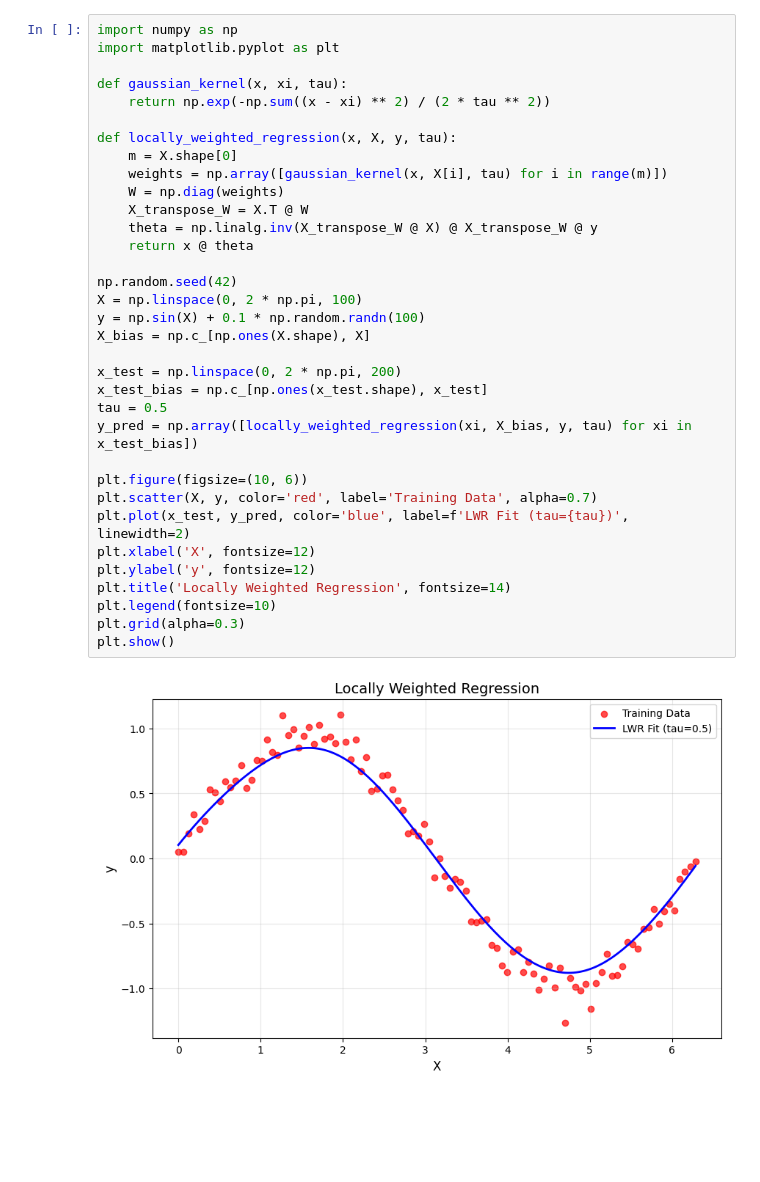
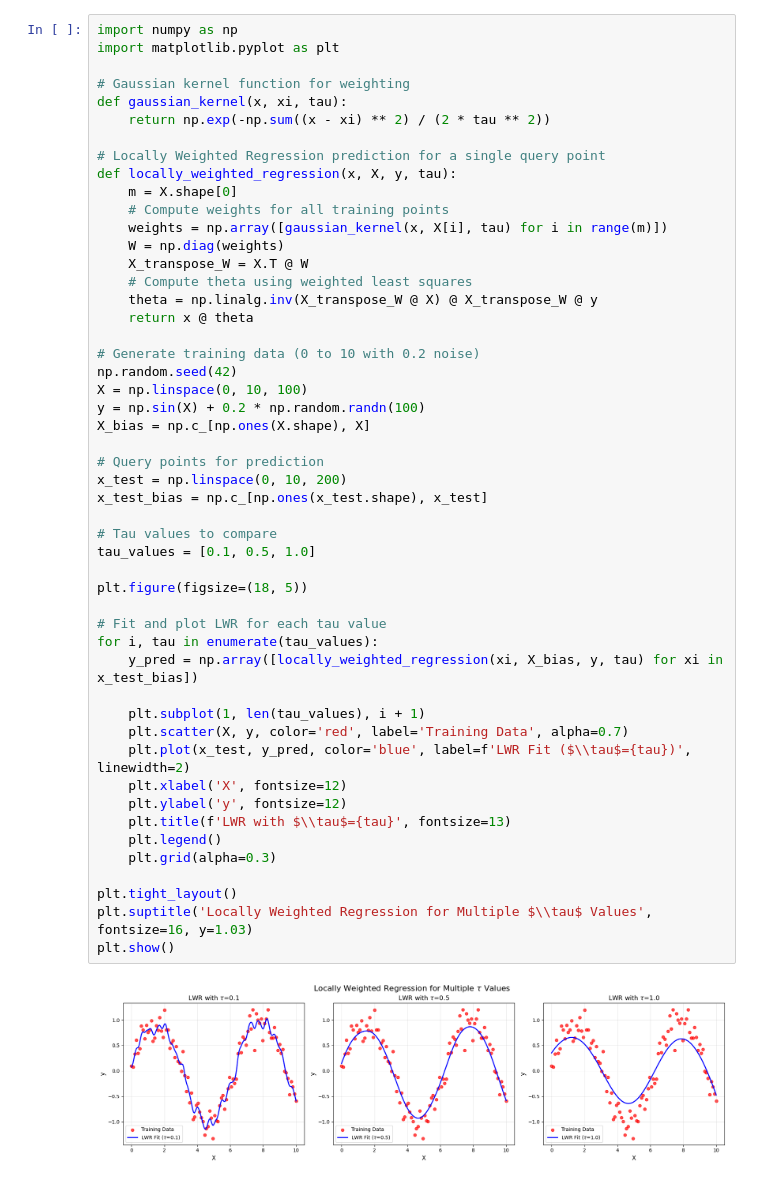
Before and after one commit to yash-sis/ML-lab, a Jupyter notebook: 6 Locally Weighted Regression Algorithm.ipynb, the cells around one changed output. Saved outputs shown, nothing was run; the diff lists cells and outputs as text; blank space fills up the shorter version.

```diff
--- a/6 Locally Weighted Regression Algorithm.ipynb
+++ b/6 Locally Weighted Regression Algorithm.ipynb
@@ -1,36 +1,52 @@
 # %%
 import numpy as np
 import matplotlib.pyplot as plt
 
+# Gaussian kernel function for weighting
 def gaussian_kernel(x, xi, tau):
     return np.exp(-np.sum((x - xi) ** 2) / (2 * tau ** 2))
 
+# Locally Weighted Regression prediction for a single query point
 def locally_weighted_regression(x, X, y, tau):
     m = X.shape[0]
+    # Compute weights for all training points
     weights = np.array([gaussian_kernel(x, X[i], tau) for i in range(m)])
     W = np.diag(weights)
     X_transpose_W = X.T @ W
+    # Compute theta using weighted least squares
     theta = np.linalg.inv(X_transpose_W @ X) @ X_transpose_W @ y
     return x @ theta
 
+# Generate training data (0 to 10 with 0.2 noise)
 np.random.seed(42)
-X = np.linspace(0, 2 * np.pi, 100)
-y = np.sin(X) + 0.1 * np.random.randn(100)
+X = np.linspace(0, 10, 100)
+y = np.sin(X) + 0.2 * np.random.randn(100)
 X_bias = np.c_[np.ones(X.shape), X]
 
-x_test = np.linspace(0, 2 * np.pi, 200)
+# Query points for prediction
+x_test = np.linspace(0, 10, 200)
 x_test_bias = np.c_[np.ones(x_test.shape), x_test]
-tau = 0.5
-y_pred = np.array([locally_weighted_regression(xi, X_bias, y, tau) for xi in x_test_bias])
 
-plt.figure(figsize=(10, 6))
-plt.scatter(X, y, color='red', label='Training Data', alpha=0.7)
-plt.plot(x_test, y_pred, color='blue', label=f'LWR Fit (tau={tau})', linewidth=2)
-plt.xlabel('X', fontsize=12)
-plt.ylabel('y', fontsize=12)
-plt.title('Locally Weighted Regression', fontsize=14)
-plt.legend(fontsize=10)
-plt.grid(alpha=0.3)
+# Tau values to compare
+tau_values = [0.1, 0.5, 1.0]
+
+plt.figure(figsize=(18, 5))
+
+# Fit and plot LWR for each tau value
+for i, tau in enumerate(tau_values):
+    y_pred = np.array([locally_weighted_regression(xi, X_bias, y, tau) for xi in x_test_bias])
+
+    plt.subplot(1, len(tau_values), i + 1)
+    plt.scatter(X, y, color='red', label='Training Data', alpha=0.7)
+    plt.plot(x_test, y_pred, color='blue', label=f'LWR Fit ($\\tau$={tau})', linewidth=2)
+    plt.xlabel('X', fontsize=12)
+    plt.ylabel('y', fontsize=12)
+    plt.title(f'LWR with $\\tau$={tau}', fontsize=13)
+    plt.legend()
+    plt.grid(alpha=0.3)
+
+plt.tight_layout()
+plt.suptitle('Locally Weighted Regression for Multiple $\\tau$ Values', fontsize=16, y=1.03)
 plt.show()
 # %% [output]
-[figure, old version]
+[figure, new version]
```
Also changed, not shown: parts of 2 cells of this notebook, 13 other files.
